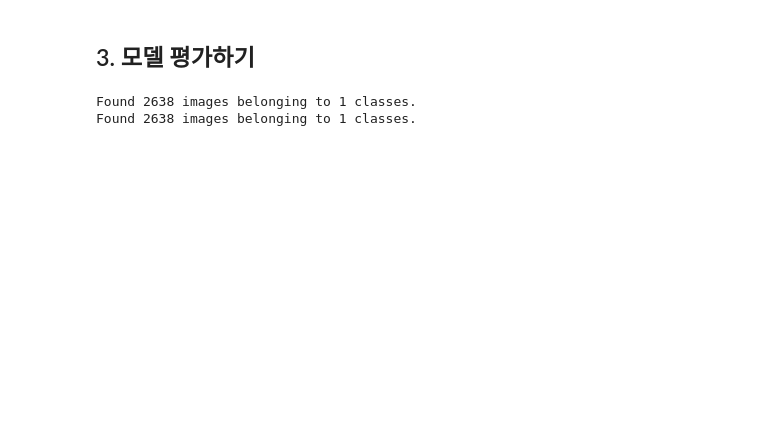
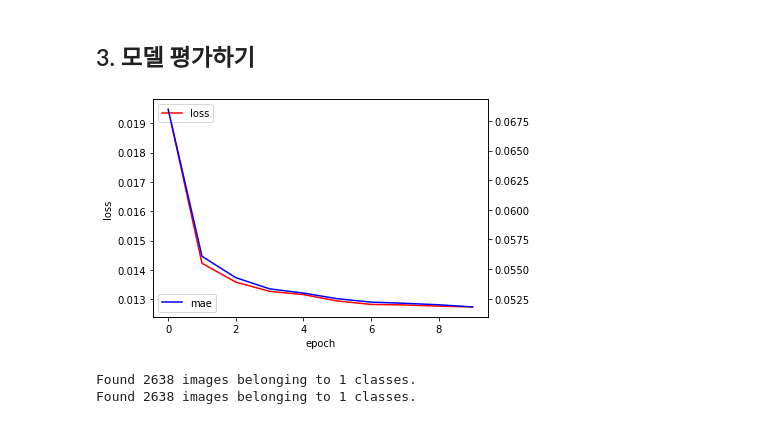
Before and after one commit to hwan27/aiffel, a Jupyter notebook: g/g8/surprising.ipynb, the cells around one changed output. Drawn from its saved outputs; the diff is of its cells as text; code cells hidden in the pictures; blank space fills up the shorter version.

```diff
--- a/g/g8/surprising.ipynb
+++ b/g/g8/surprising.ipynb
@@ -167,5 +172,23 @@ Epoch 10/10
 # %% [markdown]
 ## 3. 모델 평가하기
+# %%
+import matplotlib.pyplot as plt
+
+fig, loss_ax = plt.subplots()
+
+acc_ax = loss_ax.twinx()
+
+loss_ax.plot(history.history['loss'], 'r', label='loss')
+acc_ax.plot(history.history['mae'], 'b', label='mae')
+
+loss_ax.set_xlabel('epoch')
+loss_ax.set_ylabel('loss')
+
+loss_ax.legend(loc='upper left')
+acc_ax.legend(loc='lower left')
+plt.show()
+# %% [output]
+[figure, added]
 # %%
 val_data_root = './data/val/input'
 val_label_root = './data/val/label'
```
Also changed, not shown: parts of 9 cells of this notebook.
